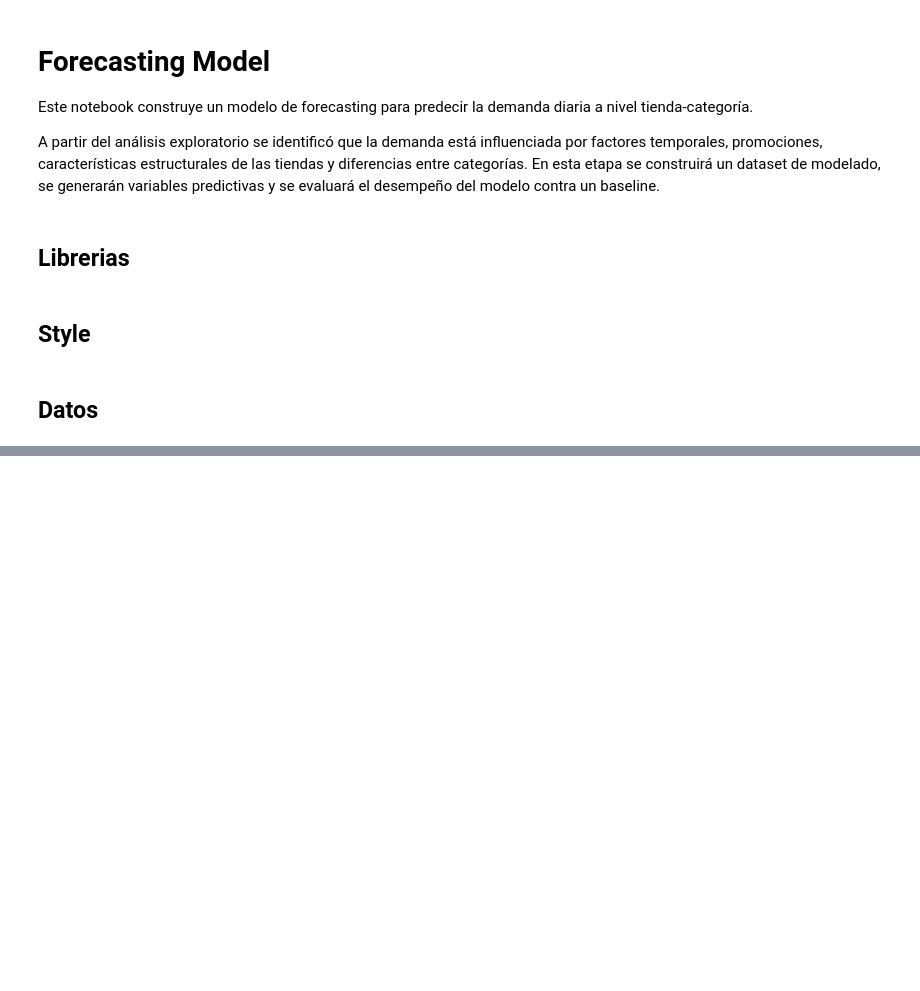
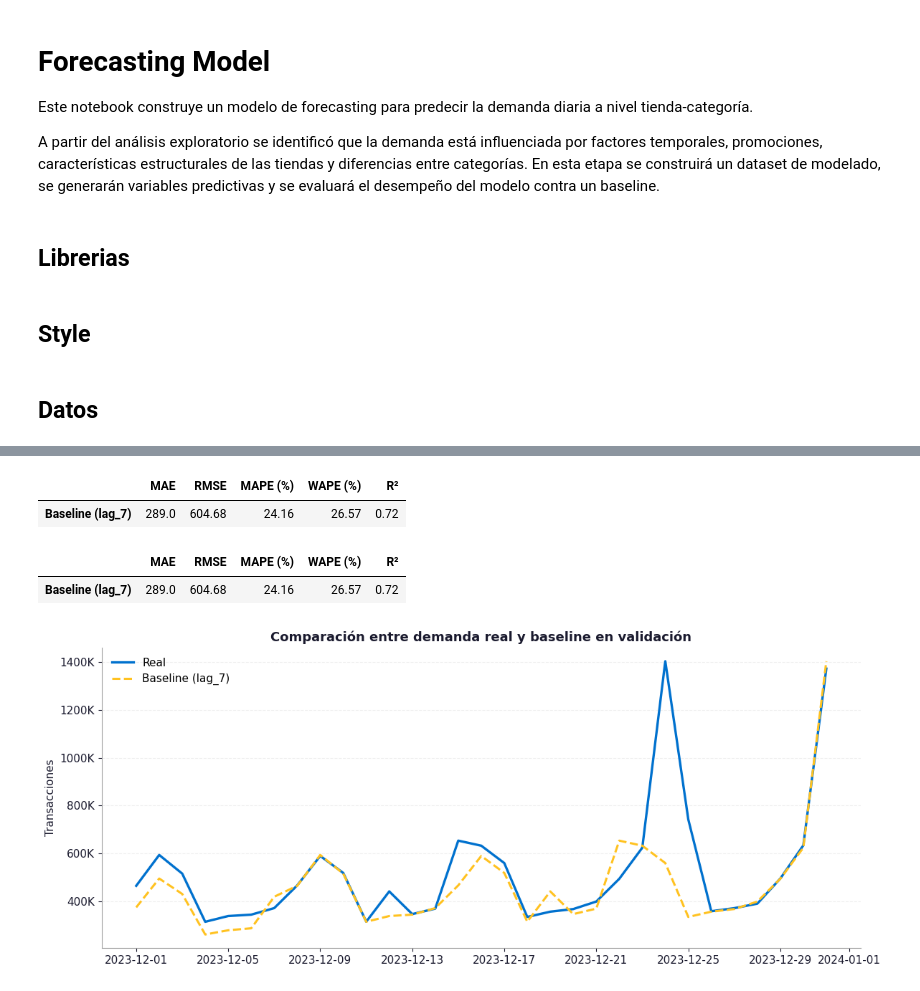
Before and after one commit to vanessagom/retail-demand-forecast, a Jupyter notebook: notebooks/train_forecast_model.ipynb, the cells around one changed output, grey strips where cells are left out. Drawn from its saved outputs; the diff is of its cells as text; code cells hidden in the pictures; blank space fills up the shorter version.

Commit message:
Complete EDA and initial forecasting pipeline with LightGBM

```diff
--- a/notebooks/train_forecast_model.ipynb
+++ b/notebooks/train_forecast_model.ipynb
@@ -97,0 +105,2 @@ print(df.dtypes.to_string())
+# %%
+df_model = df_model[columns_to_keep].copy()
@@ -97,0 +418,70 @@ print(df.dtypes.to_string())
+# %%
+baseline_pred_valid = valid["lag_7"]
+
+baseline_results = evaluate_forecast(
+    y_valid,
+    baseline_pred_valid
+)
+
+baseline_results.index = ["Baseline (lag_7)"]
+
+baseline_results.round(2)
+# %% [output]
+|  | MAE | RMSE | MAPE (%) | WAPE (%) | R² |
+| Baseline (lag_7) | 289.0 | 604.68 | 24.16 | 26.57 | 0.72 |
+# %%
+comparison = baseline_results.copy()
+comparison.round(2)
+# %% [output]
+|  | MAE | RMSE | MAPE (%) | WAPE (%) | R² |
+| Baseline (lag_7) | 289.0 | 604.68 | 24.16 | 26.57 | 0.72 |
+# %%
+valid_plot = (
+    valid
+    .assign(pred_baseline=baseline_pred_valid)
+    .groupby("date", as_index=False)
+    .agg(
+        real=("total_transactions", "sum"),
+        baseline=("pred_baseline", "sum")
+    )
+)
+
+fig, ax = plt.subplots(figsize=(12, 5))
+
+ax.plot(
+    valid_plot["date"],
+    valid_plot["real"],
+    color=WALMART_BLUE,
+    linewidth=2.4,
+    label="Real"
+)
+
+ax.plot(
+    valid_plot["date"],
+    valid_plot["baseline"],
+    color=WALMART_YELLOW,
+    linewidth=2.2,
+    linestyle="--",
+    label="Baseline (lag_7)"
+)
+
+ax.set_title(
+    "Comparación entre demanda real y baseline en validación",
+    fontsize=13,
+    fontweight="bold",
+    color=WALMART_DARK
+)
+
+ax.set_xlabel("")
+ax.set_ylabel("Transacciones")
+ax.grid(axis="y", linestyle="--", alpha=0.20)
+ax.legend(frameon=False)
+
+ax.yaxis.set_major_formatter(
+    mtick.FuncFormatter(lambda x, _: f"{x/1000:.0f}K")
+)
+
+plt.tight_layout()
+plt.show()
+# %% [output]
+[figure, added]
```
Also changed, not shown: parts of 65 cells of this notebook.
